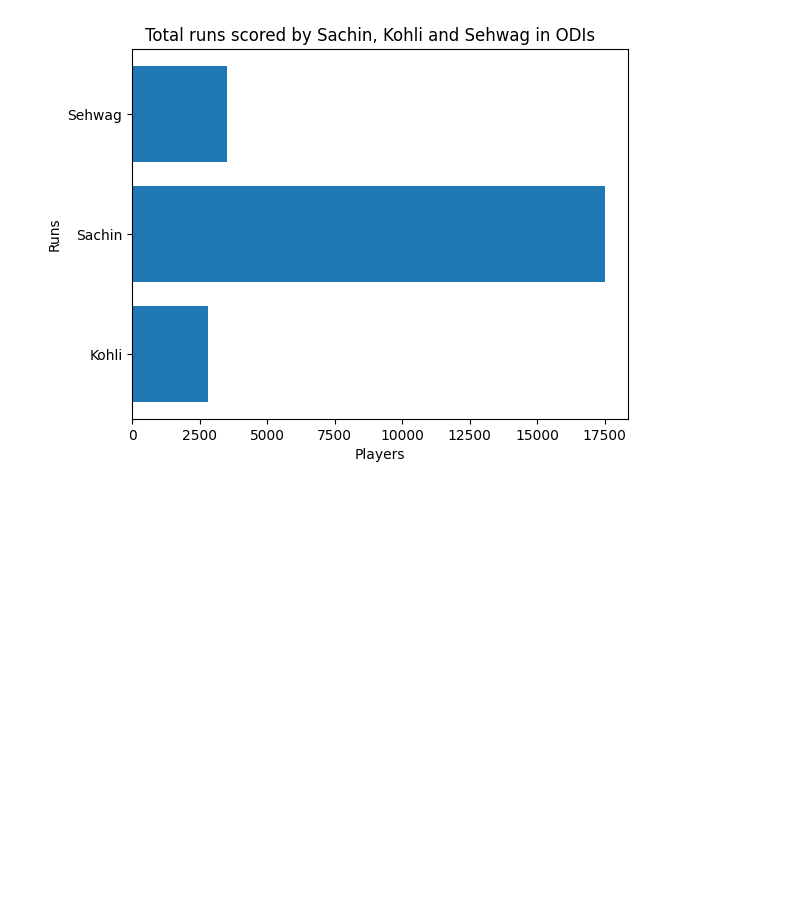
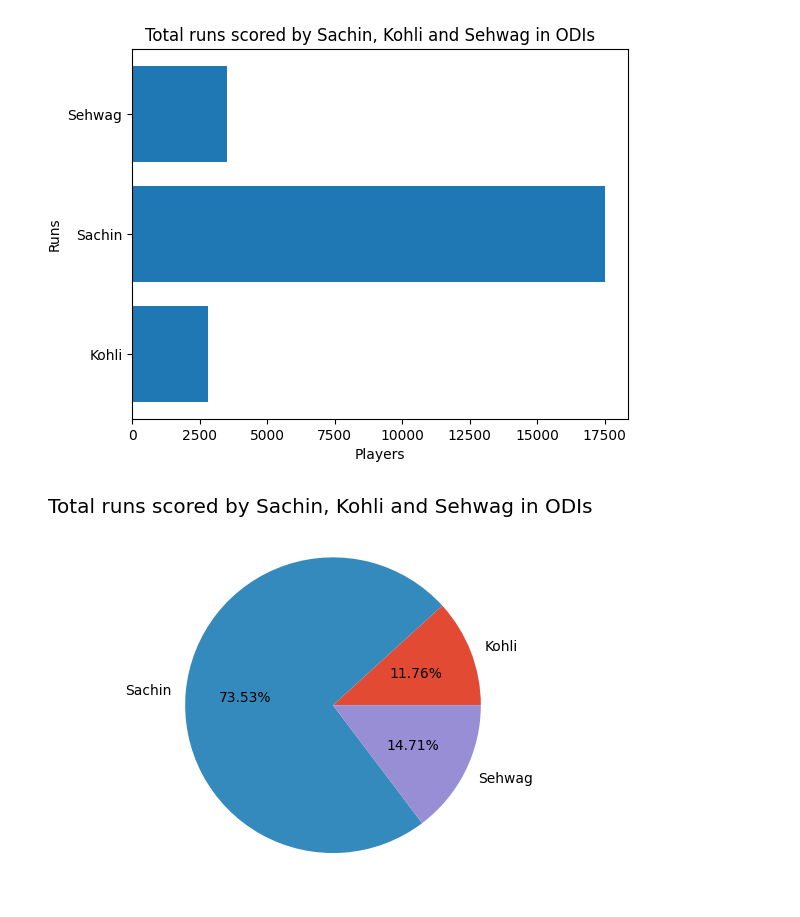
Before and after one commit to ashuwebdevloper/Data-Science-Project, a Jupyter notebook: MatplotlibCodewithharry/1.ipynb, the cells around one changed output. Drawn from its saved outputs; the diff is of its cells as text; code cells hidden in the pictures; blank space fills up the shorter version.

```diff
--- a/MatplotlibCodewithharry/1.ipynb
+++ b/MatplotlibCodewithharry/1.ipynb
@@ -88,3 +88,12 @@ plt.title("Total runs scored by Sachin, Kohli and Sehwag in ODIs    ")
 plt.show()
 # %% [output]
 [figure]
+# %%
+plt.style.use("ggplot")
+labels = ["Kohli", "Sachin", "Sehwag"]
+runs = [100+200+300+400+500+600+700, 1000+1500+2000+2500+3000+3500+4000, 200+300+400+500+600+700+800    ]
+plt.pie(runs, labels=labels, autopct="%0.2f%%")
+plt.title("Total runs scored by Sachin, Kohli and Sehwag in ODIs    ")
+plt.show()
+# %% [output]
+[figure, added]
```
Also changed, not shown: parts of 2 cells of this notebook, 2 other files.
